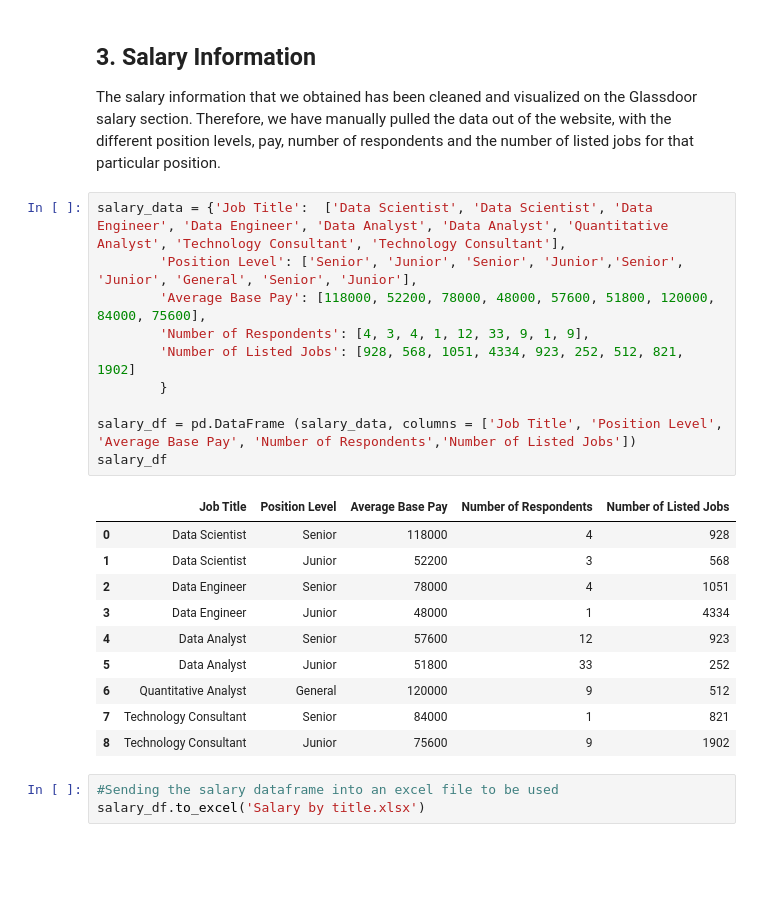
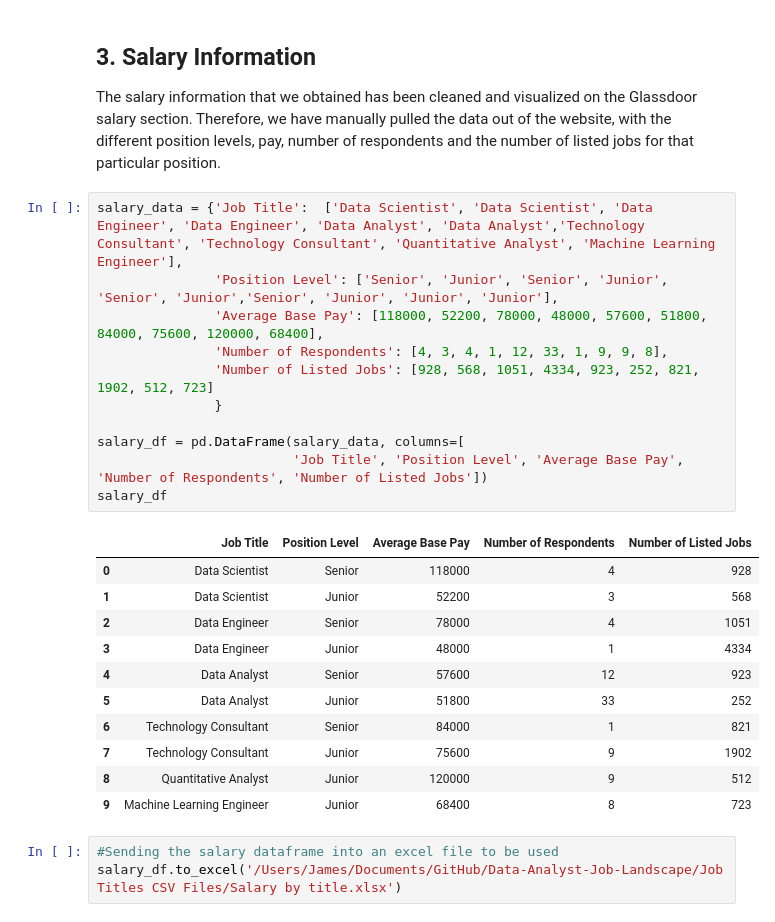
Before and after one commit to jamesgsw/Data-Analyst-Job-Landscape, a Jupyter notebook: Part 2. Data Cleaning.ipynb, the cells around one changed output. Saved outputs shown, nothing was run; the diff lists cells and outputs as text; blank space fills up the shorter version.

```diff
--- a/Part 2. Data Cleaning.ipynb
+++ b/Part 2. Data Cleaning.ipynb
@@ -326,26 +393,28 @@ df.to_excel('Job_dataset.xlsx')
 ## 3. Salary Information
 The salary information that we obtained has been cleaned and visualized on the Glassdoor salary section. Therefore, we have manually pulled the data out of the website, with the different position levels, pay, number of respondents and the number of listed jobs for that particular position.
 # %%
-salary_data = {'Job Title':  ['Data Scientist', 'Data Scientist', 'Data Engineer', 'Data Engineer', 'Data Analyst', 'Data Analyst', 'Quantitative Analyst', 'Technology Consultant', 'Technology Consultant'],
-        'Position Level': ['Senior', 'Junior', 'Senior', 'Junior','Senior', 'Junior', 'General', 'Senior', 'Junior'],
-        'Average Base Pay': [118000, 52200, 78000, 48000, 57600, 51800, 120000, 84000, 75600],
-        'Number of Respondents': [4, 3, 4, 1, 12, 33, 9, 1, 9],
-        'Number of Listed Jobs': [928, 568, 1051, 4334, 923, 252, 512, 821, 1902]
-        }
+salary_data = {'Job Title':  ['Data Scientist', 'Data Scientist', 'Data Engineer', 'Data Engineer', 'Data Analyst', 'Data Analyst','Technology Consultant', 'Technology Consultant', 'Quantitative Analyst', 'Machine Learning Engineer'],
+               'Position Level': ['Senior', 'Junior', 'Senior', 'Junior', 'Senior', 'Junior','Senior', 'Junior', 'Junior', 'Junior'],
+               'Average Base Pay': [118000, 52200, 78000, 48000, 57600, 51800, 84000, 75600, 120000, 68400],
+               'Number of Respondents': [4, 3, 4, 1, 12, 33, 1, 9, 9, 8],
+               'Number of Listed Jobs': [928, 568, 1051, 4334, 923, 252, 821, 1902, 512, 723]
+               }
 
-salary_df = pd.DataFrame (salary_data, columns = ['Job Title', 'Position Level', 'Average Base Pay', 'Number of Respondents','Number of Listed Jobs'])
+salary_df = pd.DataFrame(salary_data, columns=[
+                         'Job Title', 'Position Level', 'Average Base Pay', 'Number of Respondents', 'Number of Listed Jobs'])
 salary_df
 # %% [output]
 |  | Job Title | Position Level | Average Base Pay | Number of Respondents | Number of Listed Jobs |
 | 0 | Data Scientist | Senior | 118000 | 4 | 928 |
 | 1 | Data Scientist | Junior | 52200 | 3 | 568 |
 | 2 | Data Engineer | Senior | 78000 | 4 | 1051 |
 | 3 | Data Engineer | Junior | 48000 | 1 | 4334 |
 | 4 | Data Analyst | Senior | 57600 | 12 | 923 |
 | 5 | Data Analyst | Junior | 51800 | 33 | 252 |
-| 6 | Quantitative Analyst | General | 120000 | 9 | 512 |
-| 7 | Technology Consultant | Senior | 84000 | 1 | 821 |
-| 8 | Technology Consultant | Junior | 75600 | 9 | 1902 |
+| 6 | Technology Consultant | Senior | 84000 | 1 | 821 |
+| 7 | Technology Consultant | Junior | 75600 | 9 | 1902 |
+| 8 | Quantitative Analyst | Junior | 120000 | 9 | 512 |
+| 9 | Machine Learning Engineer | Junior | 68400 | 8 | 723 |
 # %%
 #Sending the salary dataframe into an excel file to be used
-salary_df.to_excel('Salary by title.xlsx')
+salary_df.to_excel('/Users/James/Documents/GitHub/Data-Analyst-Job-Landscape/Job Titles CSV Files/Salary by title.xlsx')
```
Also changed, not shown: parts of 26 cells of this notebook, 22 other files.
